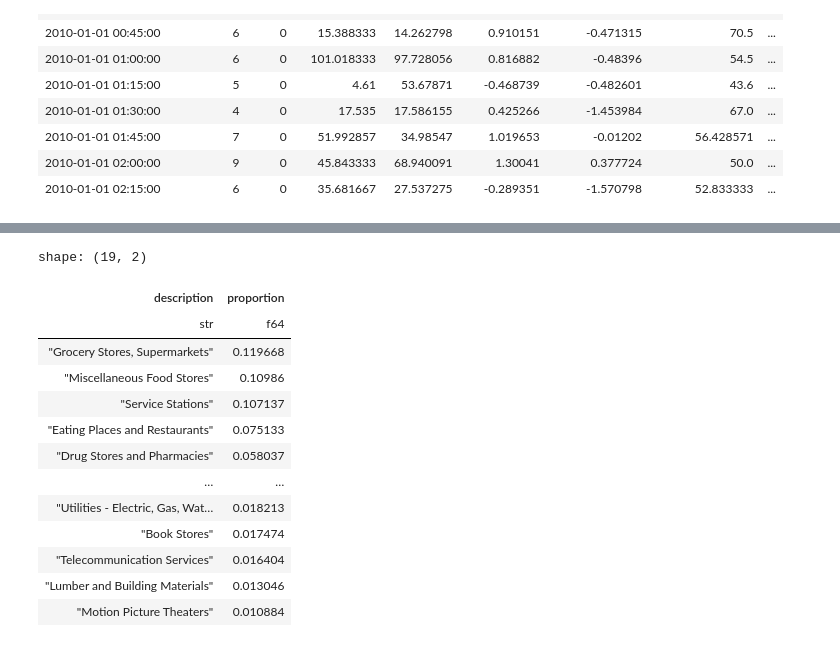
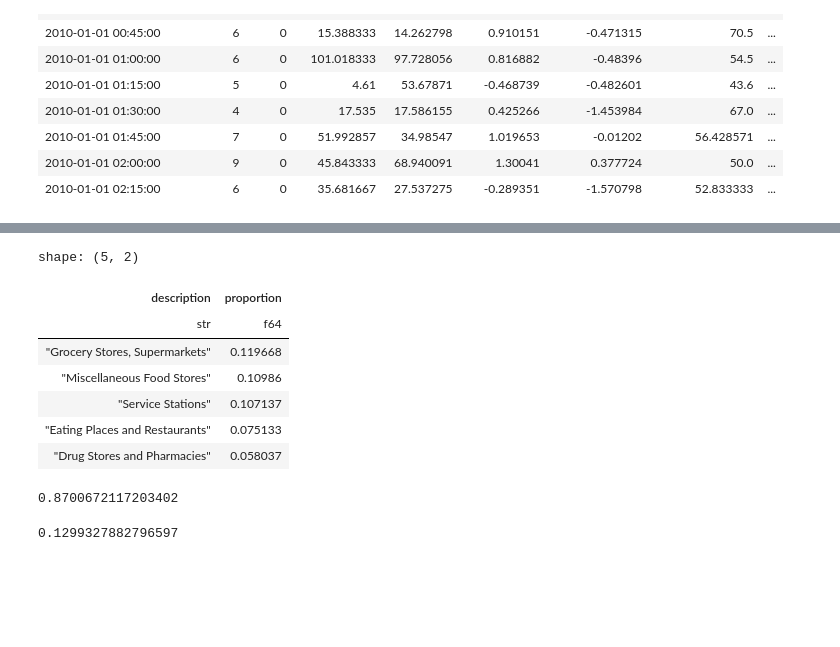
Before and after one commit to Angelicogfa/tcc_mba_datascience_analytics_usp_esalq, a Jupyter notebook: 03-modelagem_dados.ipynb, the cells around one changed output, grey strips where cells are left out. Saved outputs shown, nothing was run; the diff lists cells and outputs as text; code cells hidden in the pictures; blank space fills up the shorter version.

```diff
--- a/03-modelagem_dados.ipynb
+++ b/03-modelagem_dados.ipynb
@@ -188,19 +192,21 @@ plt.show()
 # %%
 df_proportion = df['description'].value_counts(normalize=True).sort('proportion', descending=True)
-df_proportion.filter(pl.col('proportion') >= 0.01)
+df_proportion.head()
 # %% [output]
-shape: (19, 2)
+shape: (5, 2)
 | description | proportion |
 | str | f64 |
 | "Grocery Stores, Supermarkets" | 0.119668 |
 | "Miscellaneous Food Stores" | 0.10986 |
 | "Service Stations" | 0.107137 |
 | "Eating Places and Restaurants" | 0.075133 |
 | "Drug Stores and Pharmacies" | 0.058037 |
-| … | … |
-| "Utilities - Electric, Gas, Wat… | 0.018213 |
-| "Book Stores" | 0.017474 |
-| "Telecommunication Services" | 0.016404 |
-| "Lumber and Building Materials" | 0.013046 |
-| "Motion Picture Theaters" | 0.010884 |
+# %%
+df_proportion.filter(pl.col('proportion') >= 0.01)['proportion'].sum()
+# %% [output]
+0.8700672117203402
+# %%
+df_proportion.filter(pl.col('proportion') < 0.01)['proportion'].sum()
+# %% [output]
+0.1299327882796597
 # %%
```
Also changed, not shown: parts of 21 cells of this notebook.
